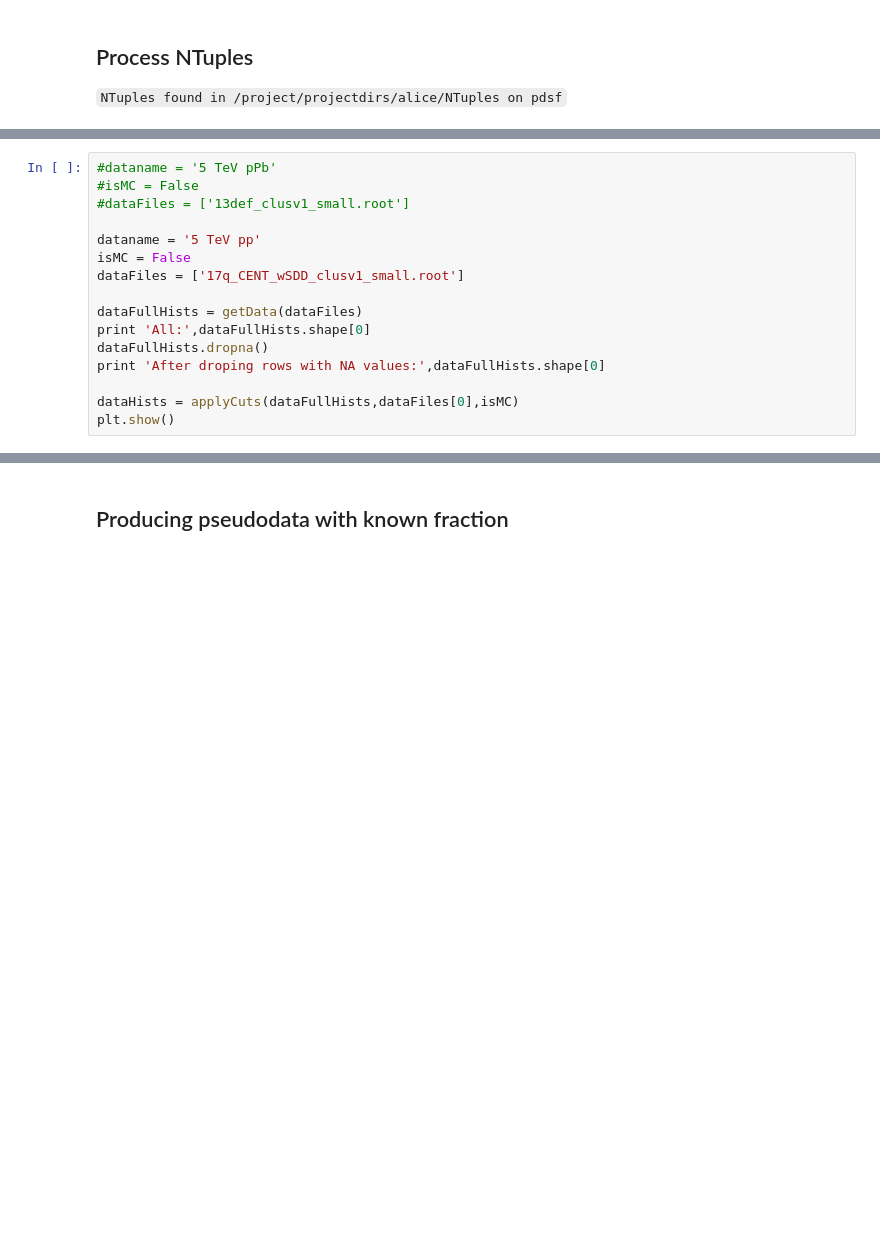
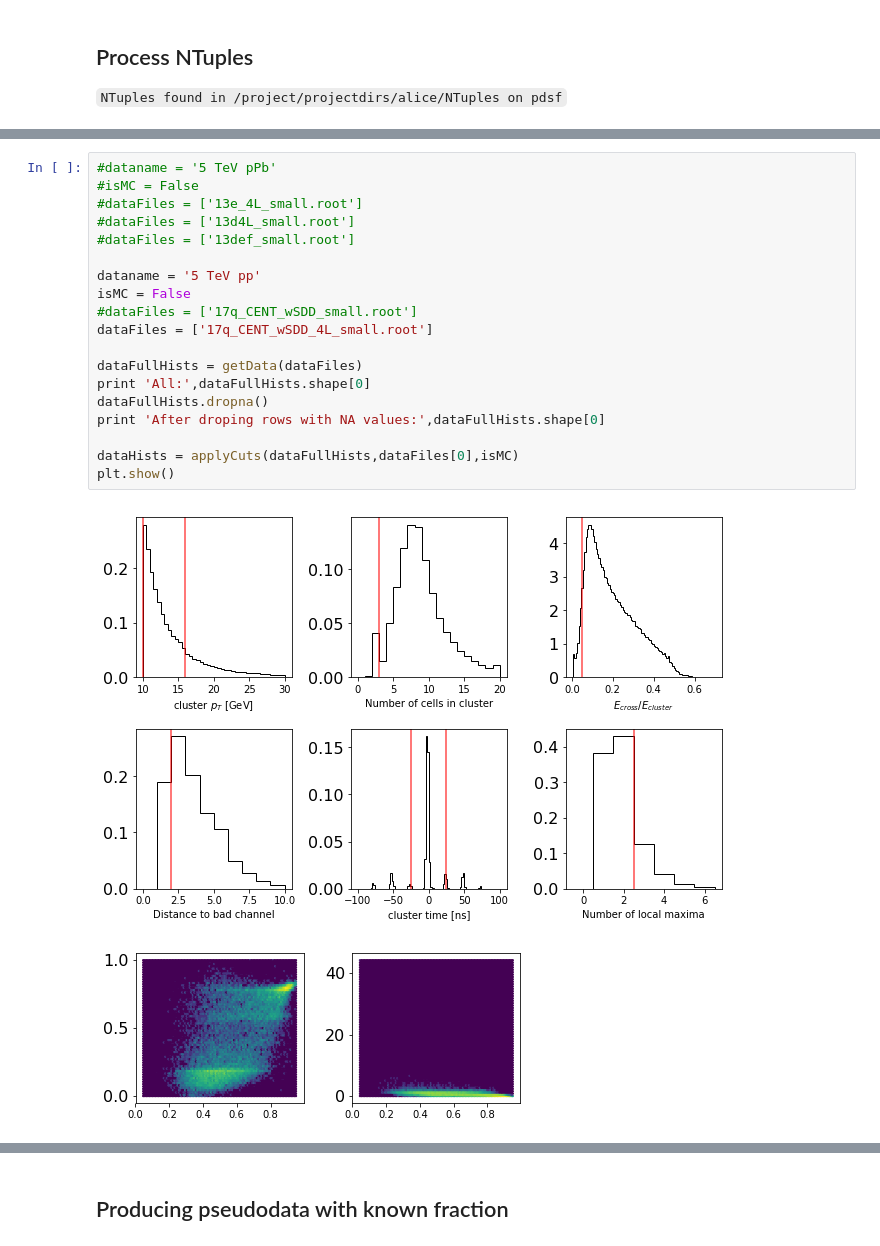
Before and after one commit to miguelignacio/CorrelationAnalysis, a Jupyter notebook: NtupleAnalysis/InputData/photon-purity.ipynb, the cells around one changed output, grey strips where cells are left out. Saved outputs shown, nothing was run; the diff lists cells and outputs as text; blank space fills up the shorter version.

```diff
--- a/NtupleAnalysis/InputData/photon-purity.ipynb
+++ b/NtupleAnalysis/InputData/photon-purity.ipynb
@@ -954,17 +965,22 @@ This will change in a future version of pandas, use inplace=True to avoid this w
 # %%
 #dataname = '5 TeV pPb'
 #isMC = False
-#dataFiles = ['13def_clusv1_small.root']
+#dataFiles = ['13e_4L_small.root']
+#dataFiles = ['13d4L_small.root']
+#dataFiles = ['13def_small.root']
 
 dataname = '5 TeV pp'
 isMC = False
-dataFiles = ['17q_CENT_wSDD_clusv1_small.root']
+#dataFiles = ['17q_CENT_wSDD_small.root']
+dataFiles = ['17q_CENT_wSDD_4L_small.root']
 
 dataFullHists = getData(dataFiles)
 print 'All:',dataFullHists.shape[0]
 dataFullHists.dropna()
 print 'After droping rows with NA values:',dataFullHists.shape[0]
 
 dataHists = applyCuts(dataFullHists,dataFiles[0],isMC)
 plt.show()
 # %% [output]
+[figure, added]
+[figure, added]
```
Also changed, not shown: parts of 33 cells of this notebook.
